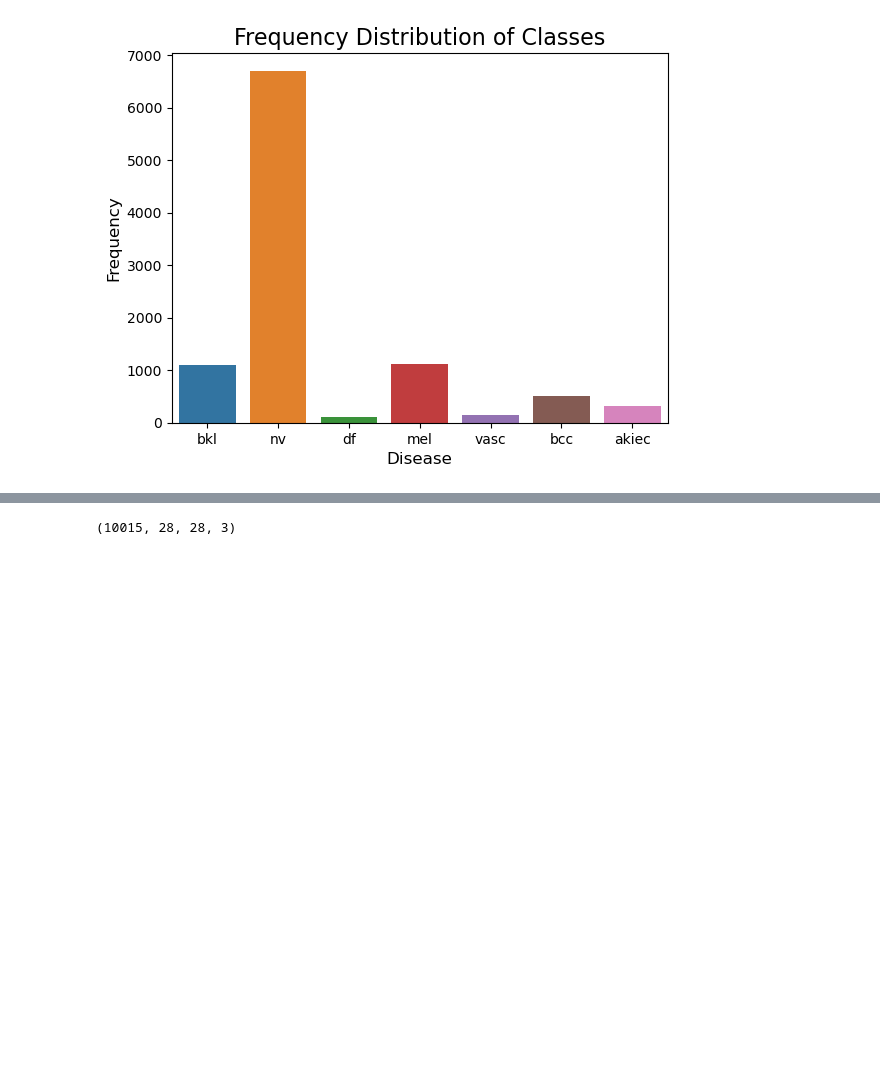
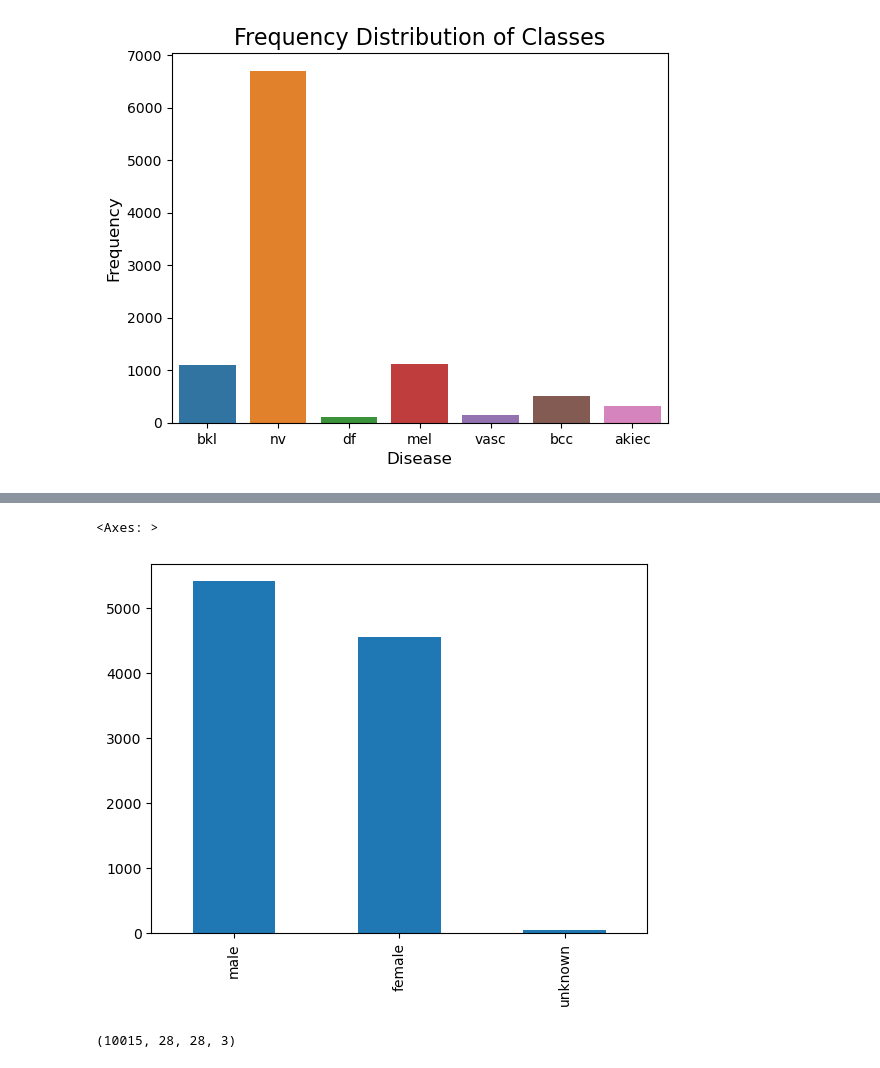
Before and after one commit to jj862/Skin-Cancer-Detection-HAM10000, a Jupyter notebook: Skin Cancer Classification CNN & Transfer LearningV5.ipynb, the cells around one changed output, grey strips where cells are left out. Cells and saved outputs as stored; diff of their text form; code cells hidden in the pictures; blank space fills up the shorter version.

```diff
--- a/Skin Cancer Classification CNN & Transfer LearningV5.ipynb
+++ b/Skin Cancer Classification CNN & Transfer LearningV5.ipynb
@@ -96,3 +112,8 @@ Text(0.5, 1.0, 'Frequency Distribution of Classes')
+# %%
+meta_data['sex'].value_counts().plot(kind='bar')
+# %% [output]
+<Axes: >
+[figure, added]
 # %%
 # reshaping x for out CNN model
 x = np.array(x).reshape(-1,28,28,3)
```
Also changed, not shown: parts of 7 cells of this notebook.
